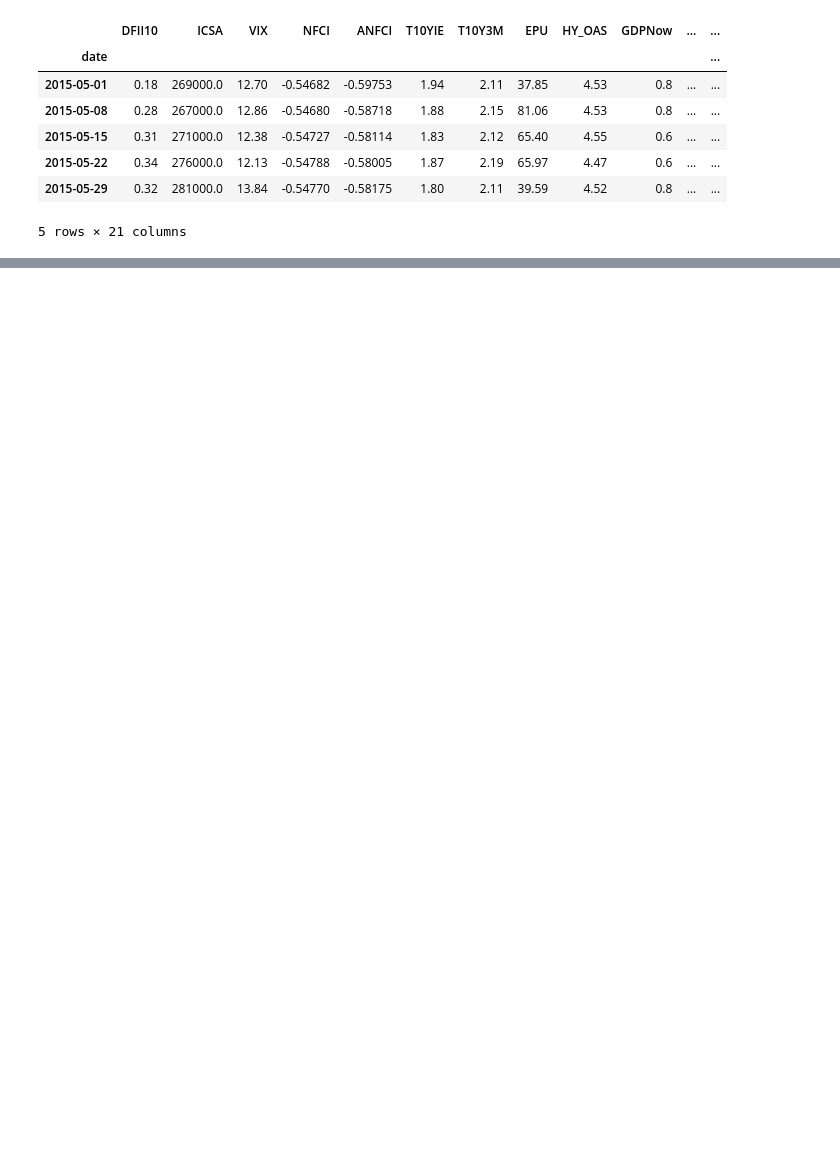
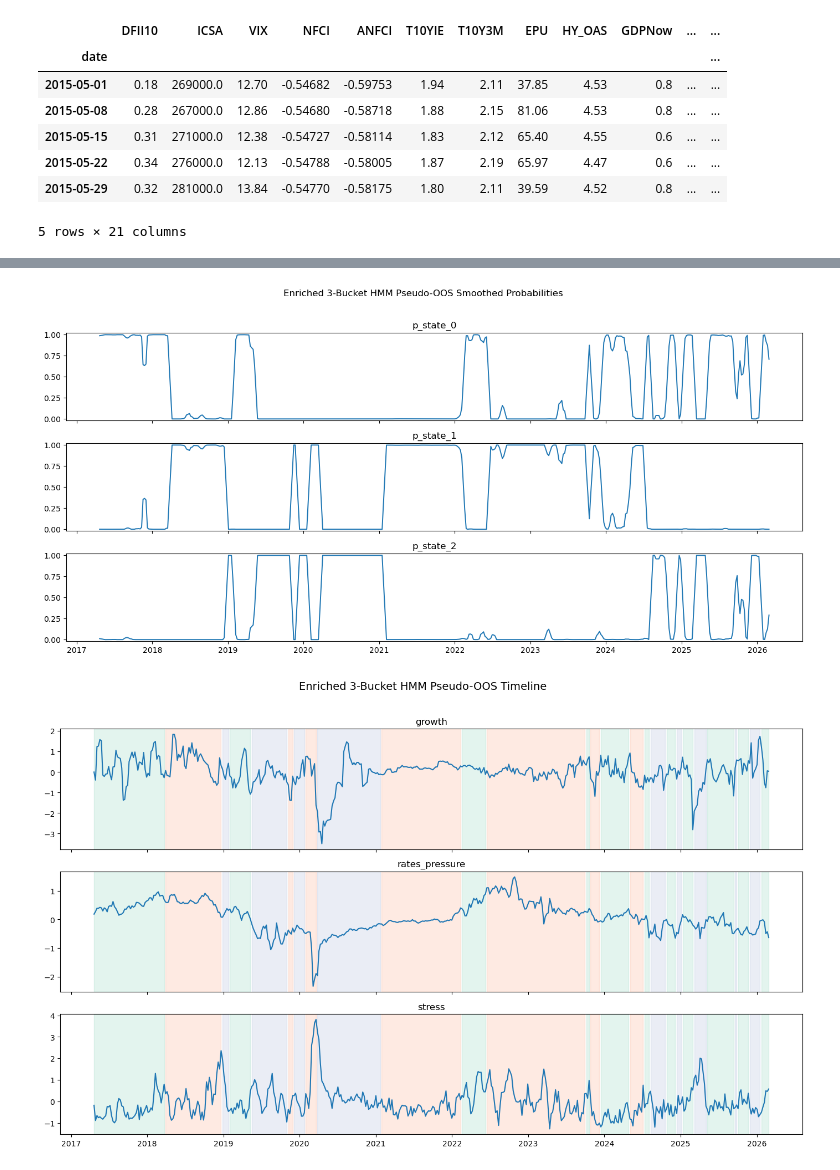
Before and after one commit to Yzc20060417/Systematic-Equities, a Jupyter notebook: Model.ipynb, the cells around one changed output, grey strips where cells are left out. Drawn from its saved outputs; the diff is of its cells as text; code cells hidden in the pictures; blank space fills up the shorter version.

```diff
--- a/Model.ipynb
+++ b/Model.ipynb
@@ -1086,0 +1275,14 @@ AttributeError: 'NoneType' object has no attribute 'rolling'
+# %%
+# Pseudo-OOS diagnostics: enriched 3-bucket
+data_helpers.plot_oos_state_probs(
+    enriched3["probs_oos_s"],
+    title="Enriched 3-Bucket HMM Pseudo-OOS Smoothed Probabilities"
+)
+data_helpers.plot_oos_state_timeline(
+    enriched3["X_model"],
+    enriched3["probs_oos_s"],
+    title="Enriched 3-Bucket HMM Pseudo-OOS Timeline"
+)
+# %% [output]
+[figure, added]
+[figure, added]
```
Also changed, not shown: parts of 21 cells of this notebook, 1 other file.
